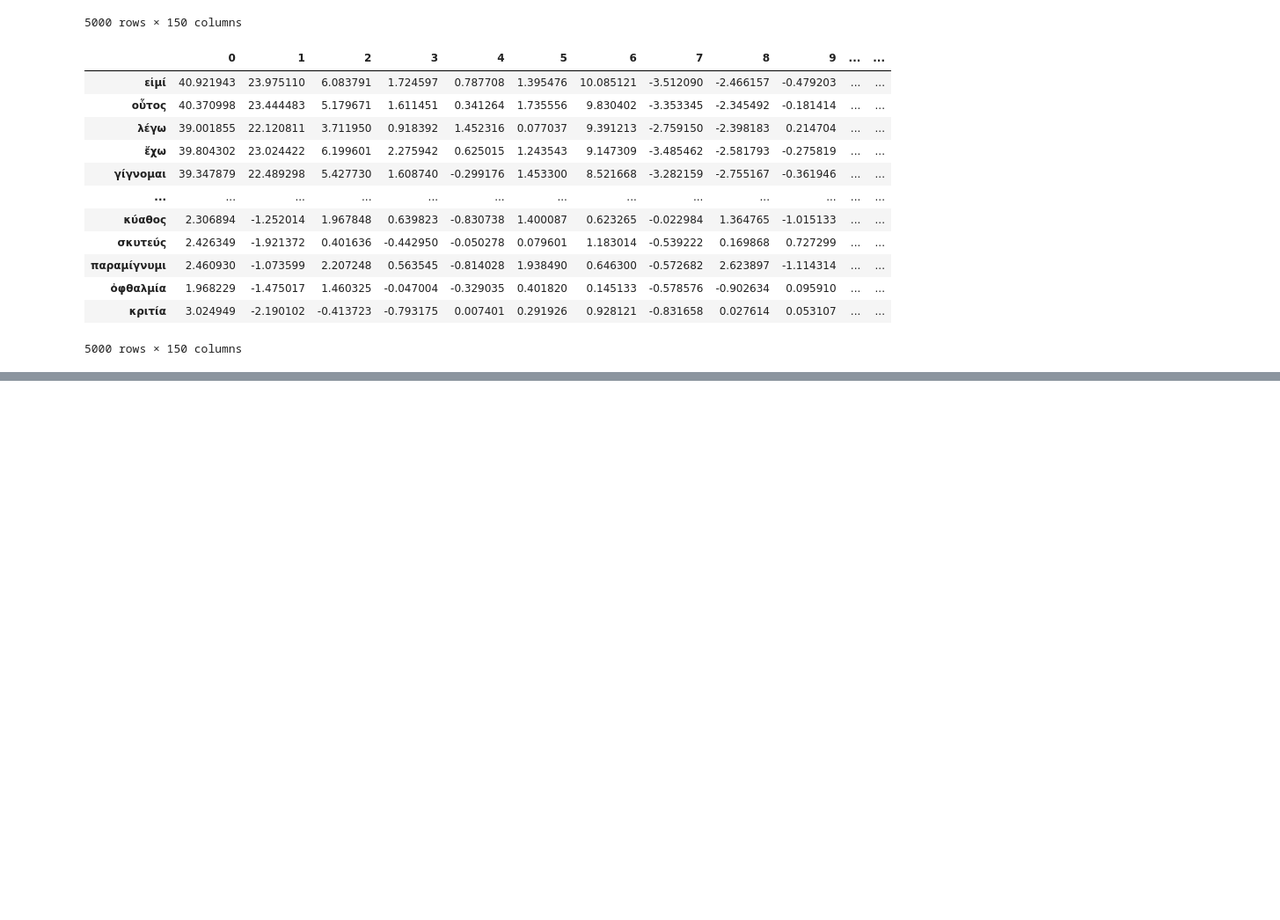
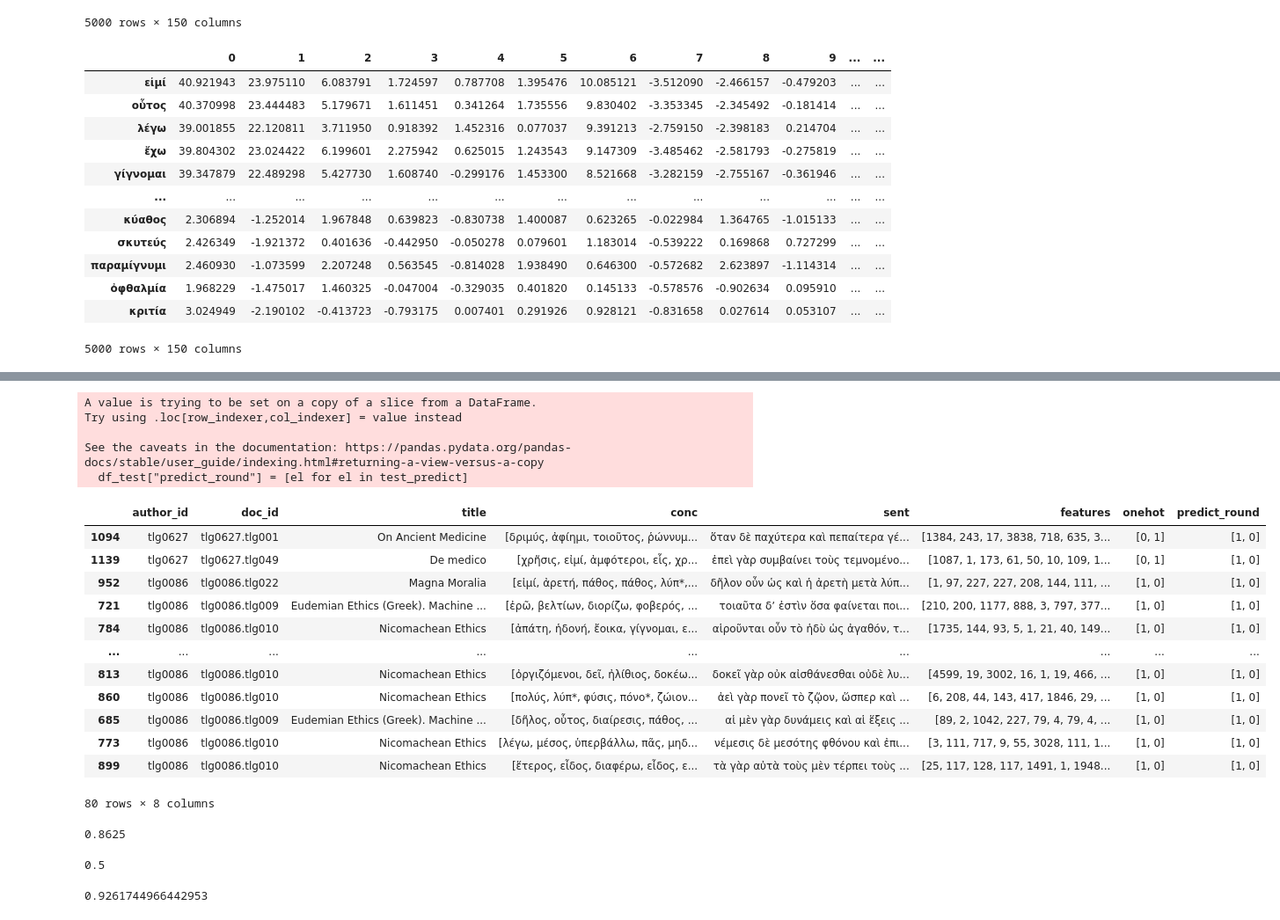
Before and after one commit to kasev/PIPA, a Jupyter notebook: scripts/3_CONCORDANCES+EMBDEDDINGS.ipynb, the cells around one changed output, grey strips where cells are left out. Shown at 88% size. Drawn from its saved outputs; the diff is of its cells as text; code cells hidden in the pictures; blank space fills up the shorter version.

Commit message:
comparing ethical vs medical

```diff
--- a/scripts/3_CONCORDANCES+EMBDEDDINGS.ipynb
+++ b/scripts/3_CONCORDANCES+EMBDEDDINGS.ipynb
@@ -326 +268,12 @@ y_test = labels[-test_samples:]
+# %%
+training_samples = int(len(subset) * 0.6)
+test_samples = int(len(subset) * 0.2)
+
+train_ind = indices[:training_samples]
+val_ind = indices[training_samples:-test_samples]
+test_ind = indices[-test_samples:]
+
+df_train = subset.iloc[train_ind]
+df_val = subset.iloc[val_ind]
+df_test = subset.iloc[test_ind]
 # %%
@@ -426,0 +297,22 @@ pred_df
+# %%
+model = Sequential()
+model.add(Embedding(5000,  150, input_length=21))
+model.add(Flatten())
+model.add(Dense(21*150, activation='relu'))
+model.add(Dense(21*75, activation='relu'))
+model.add(Dense(2, activation='sigmoid'))
+model.summary()
+
+model.layers[0].set_weights([embedding_matrix])
+model.layers[0].trainable = False
+
+model.compile(optimizer='rmsprop',
+              loss='binary_crossentropy',
+              metrics=["acc"])
+history = model.fit(np.array(df_train["features"].tolist()),
+                    np.array(df_train["onehot"].tolist()),
+                    epochs=10,
+                    batch_size=16,
+                    validation_data=(np.array(df_val["features"].tolist()), np.array(df_val["onehot"].tolist())
+                                     ))
+model.save_weights('pre_trained_glove_model.h5')
@@ -426,0 +337,2 @@ pred_df
+# %%
+test_predict = model.predict(np.array(df_test["features"].tolist())).round().astype(int)
@@ -426,0 +383,36 @@ pred_df
+# %%
+df_test["predict_round"] = [el for el in test_predict]
+# %% [output]
+A value is trying to be set on a copy of a slice from a DataFrame.
+Try using .loc[row_indexer,col_indexer] = value instead
+
+See the caveats in the documentation: https://pandas.pydata.org/pandas-docs/stable/user_guide/indexing.html#returning-a-view-versus-a-copy
+  df_test["predict_round"] = [el for el in test_predict]
+# %%
+df_test
+# %% [output]
+|  | author_id | doc_id | title | conc | sent | features | onehot | predict_round |
+| 1094 | tlg0627 | tlg0627.tlg001 | On Ancient Medicine | [δριμύς, ἀφίημι, τοιοῦτος, ῥώννυμ... | ὅταν δὲ παχύτερα καὶ πεπαίτερα γέ... | [1384, 243, 17, 3838, 718, 635, 3... | [0, 1] | [1, 0] |
+| 1139 | tlg0627 | tlg0627.tlg049 | De medico | [χρῆσις, εἰμί, ἀμφότεροι, εἷς, χρ... | ἐπεὶ γὰρ συμβαίνει τοὺς τεμνομένο... | [1087, 1, 173, 61, 50, 10, 109, 1... | [0, 1] | [1, 0] |
+| 952 | tlg0086 | tlg0086.tlg022 | Magna Moralia | [εἰμί, ἀρετή, πάθος, πάθος, λύπ*,... | δῆλον οὖν ὡς καὶ ἡ ἀρετὴ μετὰ λύπ... | [1, 97, 227, 227, 208, 144, 111, ... | [1, 0] | [1, 0] |
+| 721 | tlg0086 | tlg0086.tlg009 | Eudemian Ethics (Greek). Machine ... | [ἐρῶ, βελτίων, διορίζω, φοβερός, ... | τοιαῦτα δʼ ἐστὶν ὅσα φαίνεται ποι... | [210, 200, 1177, 888, 3, 797, 377... | [1, 0] | [1, 0] |
+| 784 | tlg0086 | tlg0086.tlg010 | Nicomachean Ethics | [ἀπάτη, ἡδονή, ἔοικα, γίγνομαι, ε... | αἱροῦνται οὖν τὸ ἡδὺ ὡς ἀγαθόν, τ... | [1735, 144, 93, 5, 1, 21, 40, 149... | [1, 0] | [1, 0] |
+| ... | ... | ... | ... | ... | ... | ... | ... | ... |
+| 813 | tlg0086 | tlg0086.tlg010 | Nicomachean Ethics | [ὀργιζόμενοι, δεῖ, ἠλίθιος, δοκέω... | δοκεῖ γὰρ οὐκ αἰσθάνεσθαι οὐδὲ λυ... | [4599, 19, 3002, 16, 1, 19, 466, ... | [1, 0] | [1, 0] |
+| 860 | tlg0086 | tlg0086.tlg010 | Nicomachean Ethics | [πολύς, λύπ*, φύσις, πόνο*, ζώιον... | ἀεὶ γὰρ πονεῖ τὸ ζῷον, ὥσπερ καὶ ... | [6, 208, 44, 143, 417, 1846, 29, ... | [1, 0] | [1, 0] |
+| 685 | tlg0086 | tlg0086.tlg009 | Eudemian Ethics (Greek). Machine ... | [δῆλος, οὗτος, διαίρεσις, πάθος, ... | αἱ μὲν γὰρ δυνάμεις καὶ αἱ ἕξεις ... | [89, 2, 1042, 227, 79, 4, 79, 4, ... | [1, 0] | [1, 0] |
+| 773 | tlg0086 | tlg0086.tlg010 | Nicomachean Ethics | [λέγω, μέσος, ὑπερβάλλω, πᾶς, μηδ... | νέμεσις δὲ μεσότης φθόνου καὶ ἐπι... | [3, 111, 717, 9, 55, 3028, 111, 1... | [1, 0] | [1, 0] |
+| 899 | tlg0086 | tlg0086.tlg010 | Nicomachean Ethics | [ἕτερος, εἶδος, διαφέρω, εἶδος, ε... | τὰ γὰρ αὐτὰ τοὺς μὲν τέρπει τοὺς ... | [25, 117, 128, 117, 1491, 1, 1948... | [1, 0] | [1, 0] |
+80 rows × 8 columns
+# %%
+accuracy_score([el[0] for el in df_test["onehot"].tolist()], [el[0] for el in df_test["predict_round"].tolist()])
+# %% [output]
+0.8625
+# %%
+balanced_accuracy_score([el[0] for el in df_test["onehot"].tolist()], [el[0] for el in df_test["predict_round"].tolist()])
+# %% [output]
+0.5
+# %%
+f1_score([el[0] for el in df_test["onehot"].tolist()], [el[0] for el in df_test["predict_round"].tolist()])
+# %% [output]
+0.9261744966442953
```
Also changed, not shown: parts of 53 cells of this notebook, 1 other file.
